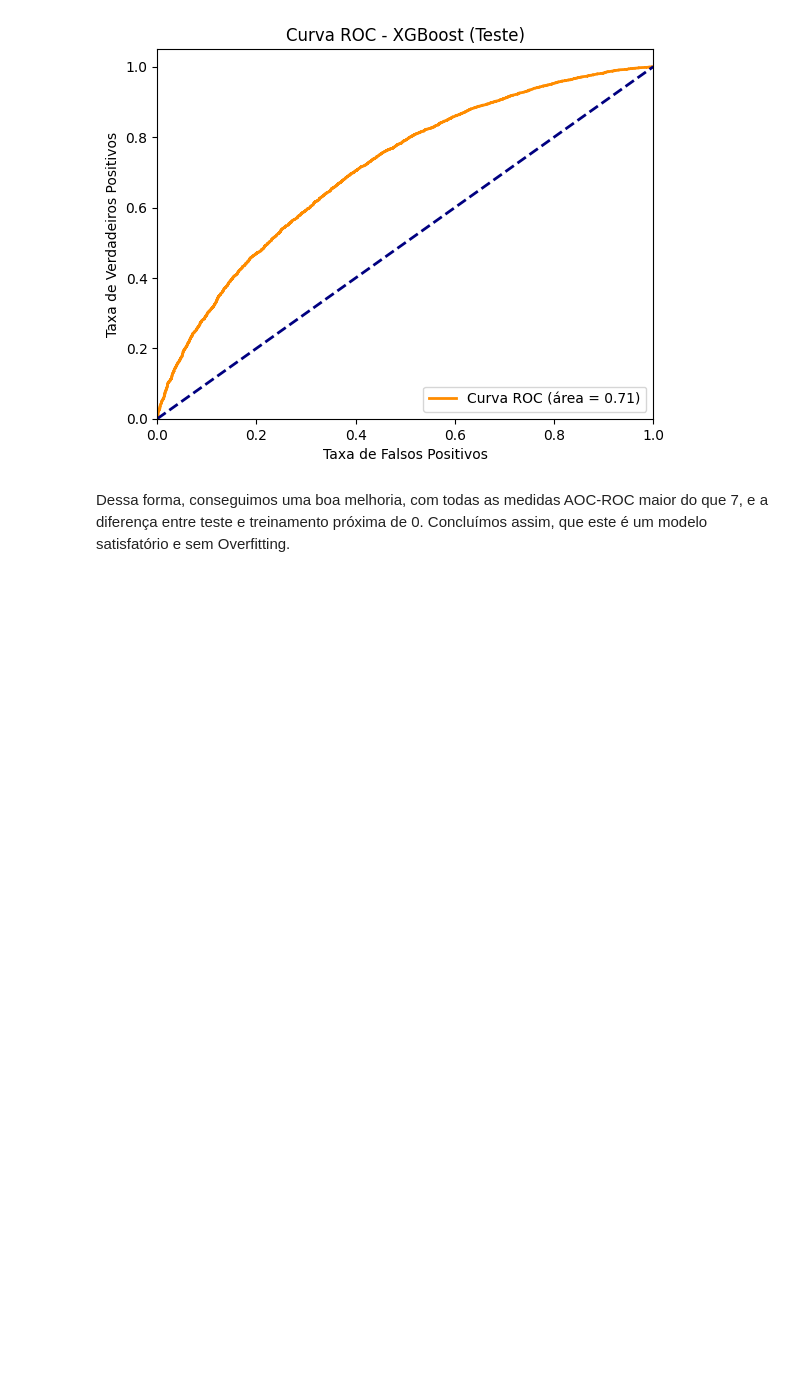
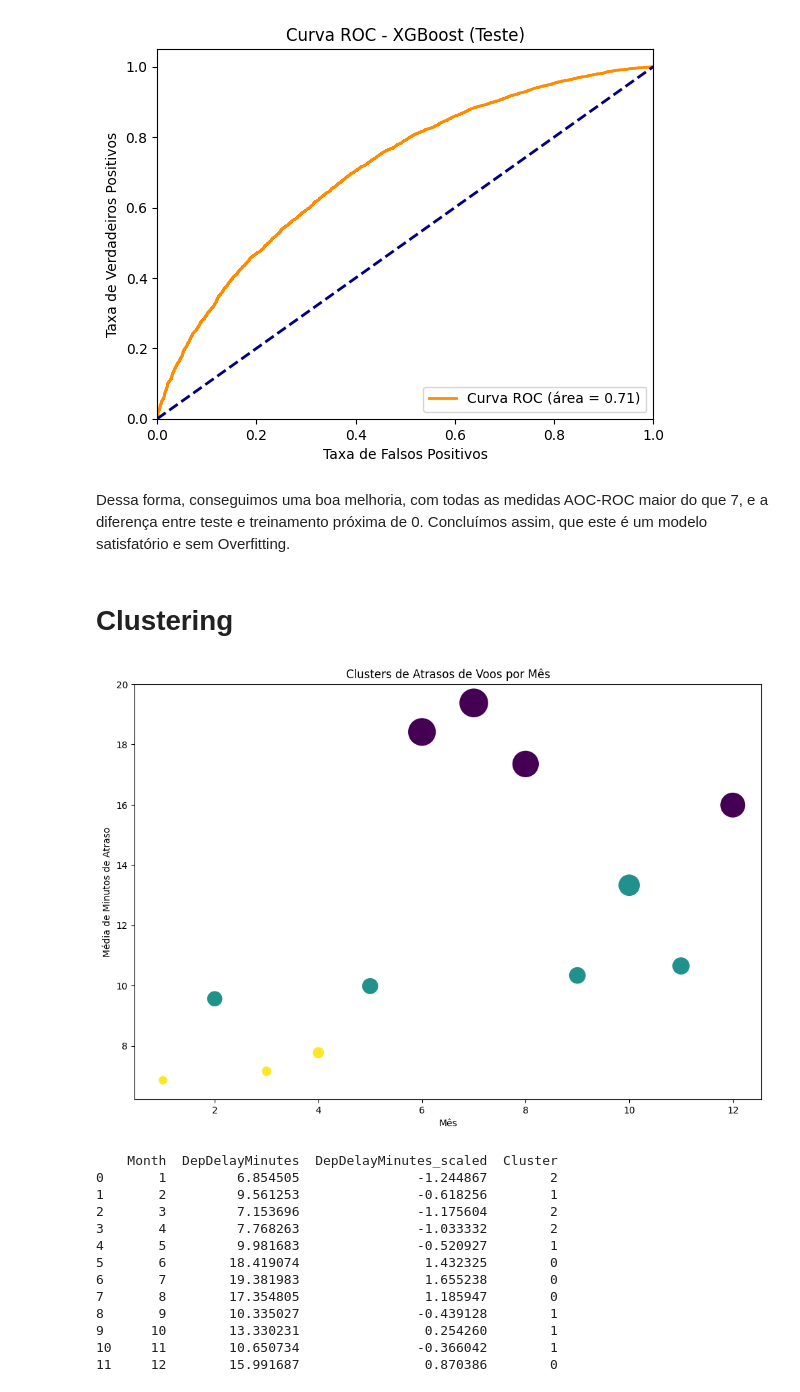
Before and after one commit to RodrigoBarbosaa/Flight_Delay_Prediction, a Jupyter notebook: voos.ipynb, the cells around one changed output. Cells and saved outputs as stored; diff of their text form; code cells hidden in the pictures; blank space fills up the shorter version.

Commit message:
Clustering

```diff
--- a/voos.ipynb
+++ b/voos.ipynb
@@ -1345,3 +1345,45 @@ Test AUC-ROC for XGBoost: 0.7102254513918952
 [figure]
 # %% [markdown]
 Dessa forma, conseguimos uma boa melhoria, com todas as medidas AOC-ROC maior do que 7, e a diferença entre teste e treinamento próxima de 0. Concluímos assim, que este é um modelo satisfatório e sem Overfitting.
+# %% [markdown]
+# Clustering
+# %%
+from sklearn.cluster import KMeans
+import seaborn as sns
+from sklearn.preprocessing import StandardScaler
+
+atrasos_por_mes = df_voos_realizados.groupby('Month').agg({'DepDelayMinutes': 'mean'}).reset_index()
+
+# Normalizar a coluna 'DepDelayMinutes'
+scaler = StandardScaler()
+atrasos_por_mes['DepDelayMinutes_scaled'] = scaler.fit_transform(atrasos_por_mes[['DepDelayMinutes']])
+
+# Aplicar K-Means
+kmeans = KMeans(n_clusters=3, random_state=42)
+atrasos_por_mes['Cluster'] = kmeans.fit_predict(atrasos_por_mes[['DepDelayMinutes_scaled']])
+
+# Visualizar os clusters
+plt.figure(figsize=(12, 8))
+sns.scatterplot(data=atrasos_por_mes, x='Month', y='DepDelayMinutes', hue='Cluster', palette='viridis', size='DepDelayMinutes', sizes=(100, 1000), legend=None)
+plt.title('Clusters de Atrasos de Voos por Mês')
+plt.xlabel('Mês')
+plt.ylabel('Média de Minutos de Atraso')
+plt.show()
+
+# Analisar os resultados
+print(atrasos_por_mes)
+# %% [output]
+[figure, added]
+    Month  DepDelayMinutes  DepDelayMinutes_scaled  Cluster
+0       1         6.854505               -1.244867        2
+1       2         9.561253               -0.618256        1
+2       3         7.153696               -1.175604        2
+3       4         7.768263               -1.033332        2
+4       5         9.981683               -0.520927        1
+5       6        18.419074                1.432325        0
+6       7        19.381983                1.655238        0
+7       8        17.354805                1.185947        0
+8       9        10.335027               -0.439128        1
+9      10        13.330231                0.254260        1
+10     11        10.650734               -0.366042        1
+11     12        15.991687                0.870386        0
```
Also changed, not shown: parts of 1 cell of this notebook.
